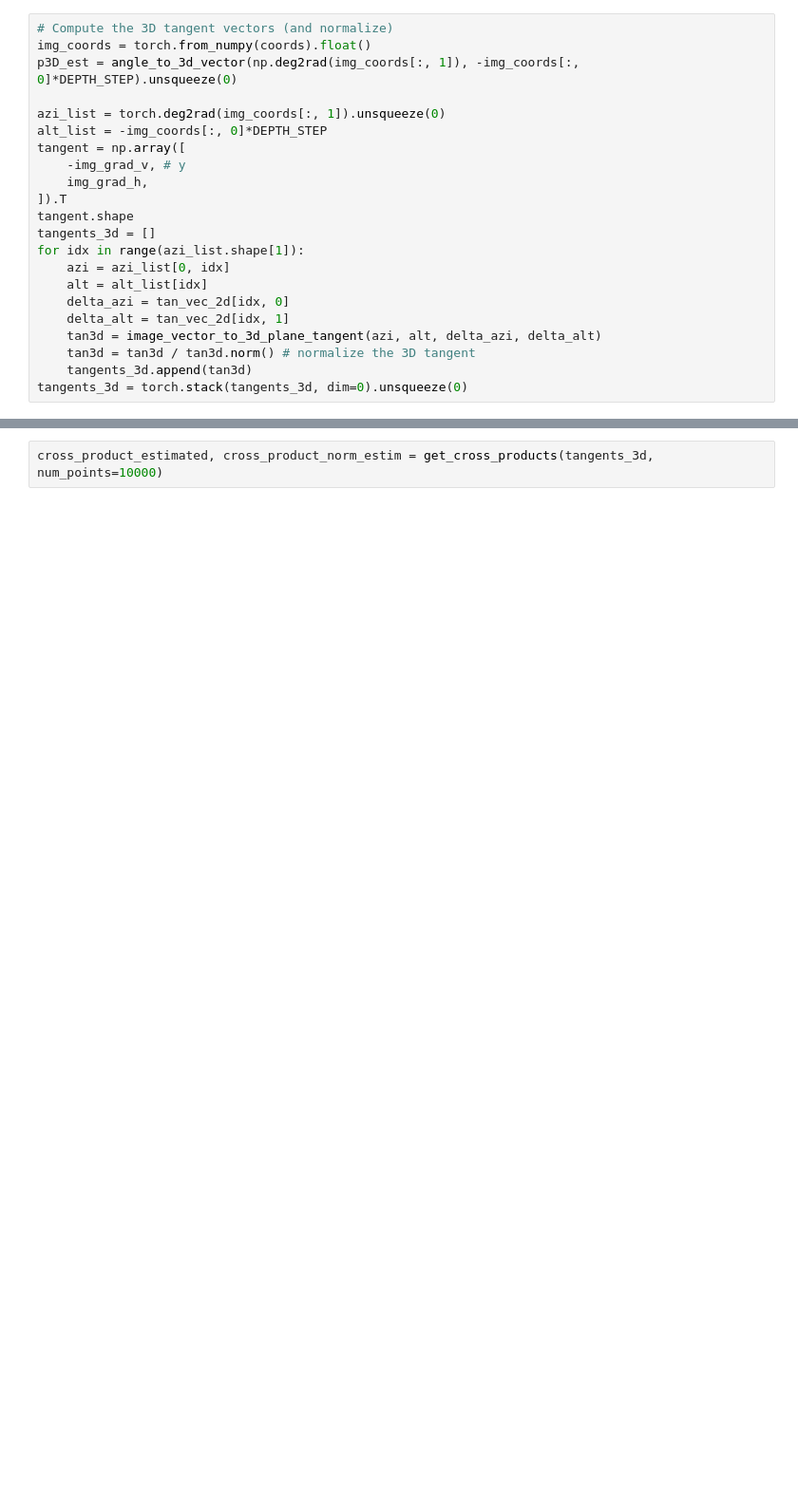
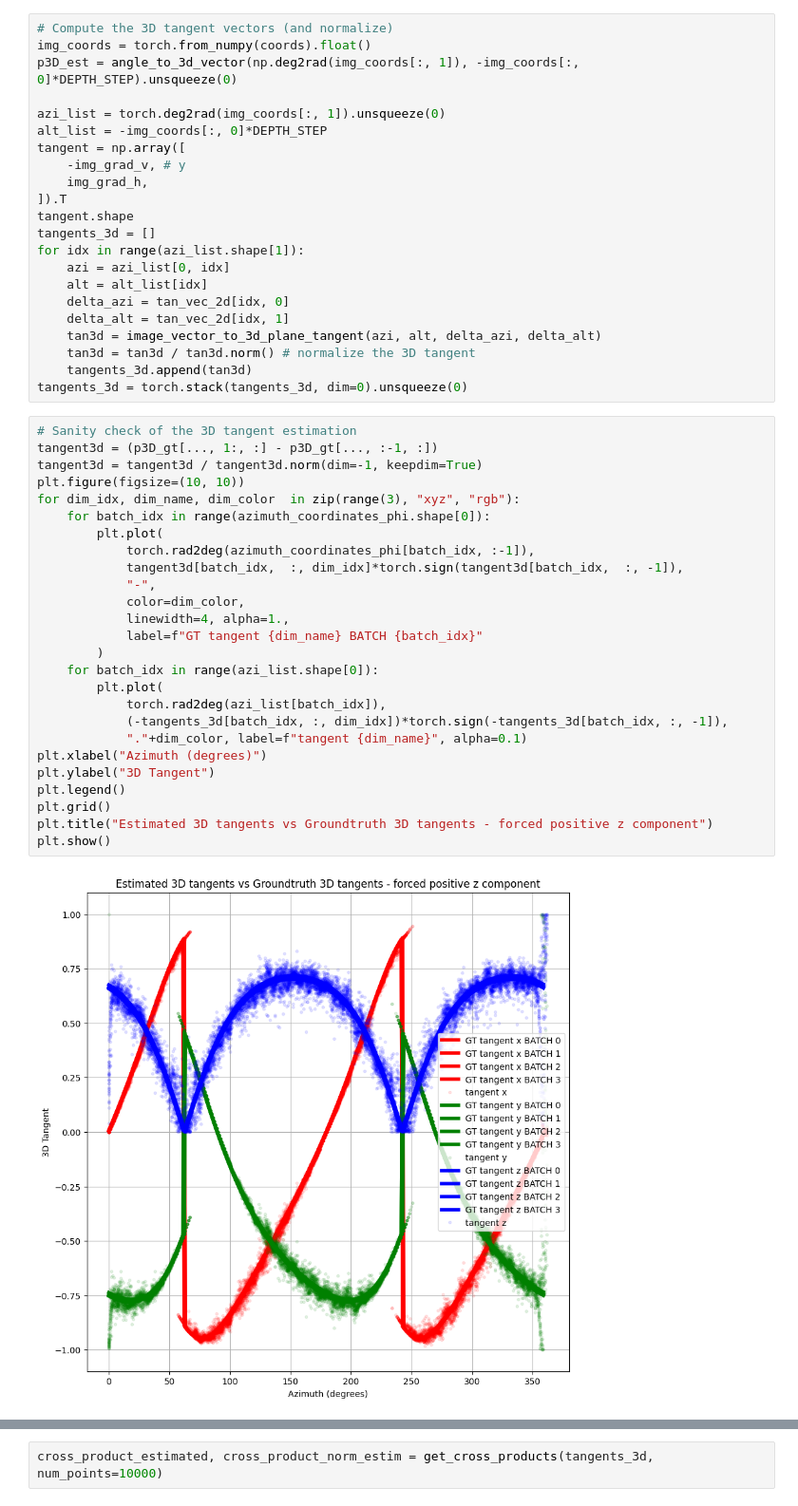
Before and after one commit to balthazarneveu/geosciences, a Jupyter notebook: TP_4/planes_synthesis.ipynb, the cells around one changed output, grey strips where cells are left out. Shown at 95% size. Cells and saved outputs as stored; diff of their text form; blank space fills up the shorter version.

```diff
--- a/TP_4/planes_synthesis.ipynb
+++ b/TP_4/planes_synthesis.ipynb
@@ -185,3 +243,31 @@ for idx in range(azi_list.shape[1]):
     tan3d = tan3d / tan3d.norm() # normalize the 3D tangent
     tangents_3d.append(tan3d)
 tangents_3d = torch.stack(tangents_3d, dim=0).unsqueeze(0)
+# %%
+# Sanity check of the 3D tangent estimation
+tangent3d = (p3D_gt[..., 1:, :] - p3D_gt[..., :-1, :])
+tangent3d = tangent3d / tangent3d.norm(dim=-1, keepdim=True)
+plt.figure(figsize=(10, 10))
+for dim_idx, dim_name, dim_color  in zip(range(3), "xyz", "rgb"):
+    for batch_idx in range(azimuth_coordinates_phi.shape[0]):
+        plt.plot(
+            torch.rad2deg(azimuth_coordinates_phi[batch_idx, :-1]),
+            tangent3d[batch_idx,  :, dim_idx]*torch.sign(tangent3d[batch_idx,  :, -1]),
+            "-",
+            color=dim_color,
+            linewidth=4, alpha=1.,
+            label=f"GT tangent {dim_name} BATCH {batch_idx}"
+        )
+    for batch_idx in range(azi_list.shape[0]):
+        plt.plot(
+            torch.rad2deg(azi_list[batch_idx]),
+            (-tangents_3d[batch_idx, :, dim_idx])*torch.sign(-tangents_3d[batch_idx, :, -1]),
+            "."+dim_color, label=f"tangent {dim_name}", alpha=0.1)
+plt.xlabel("Azimuth (degrees)")
+plt.ylabel("3D Tangent")
+plt.legend()
+plt.grid()
+plt.title("Estimated 3D tangents vs Groundtruth 3D tangents - forced positive z component")
+plt.show()
+# %% [output]
+[figure, added]
```
Also changed, not shown: parts of 34 cells of this notebook, 1 other file.
